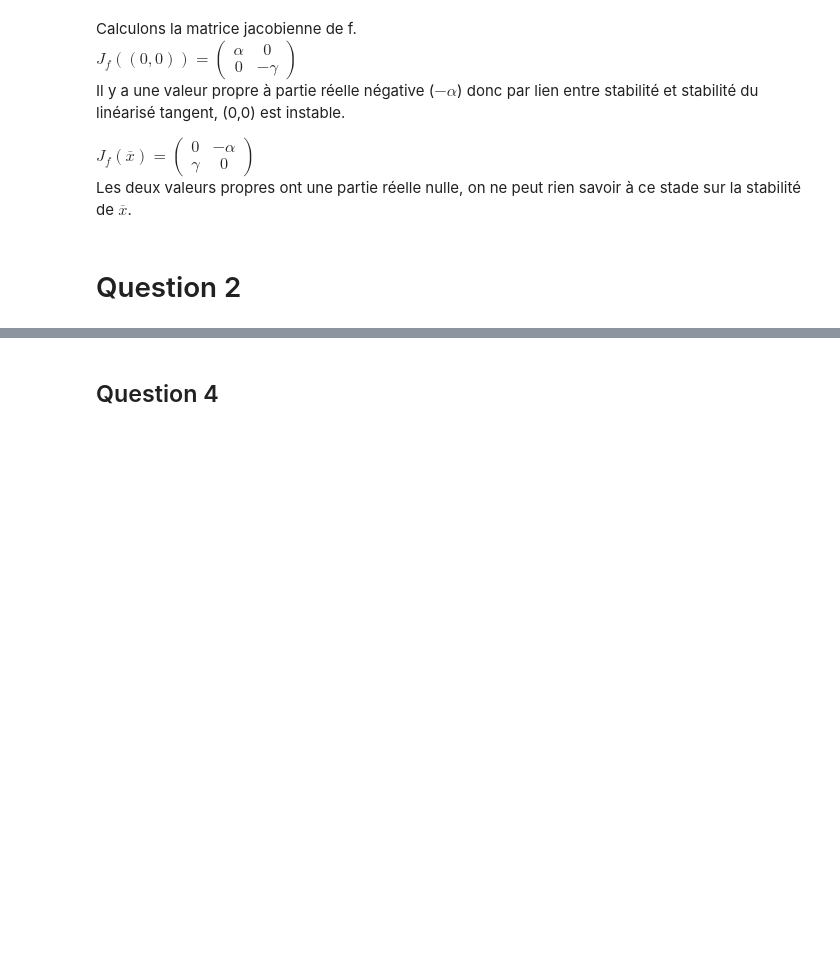
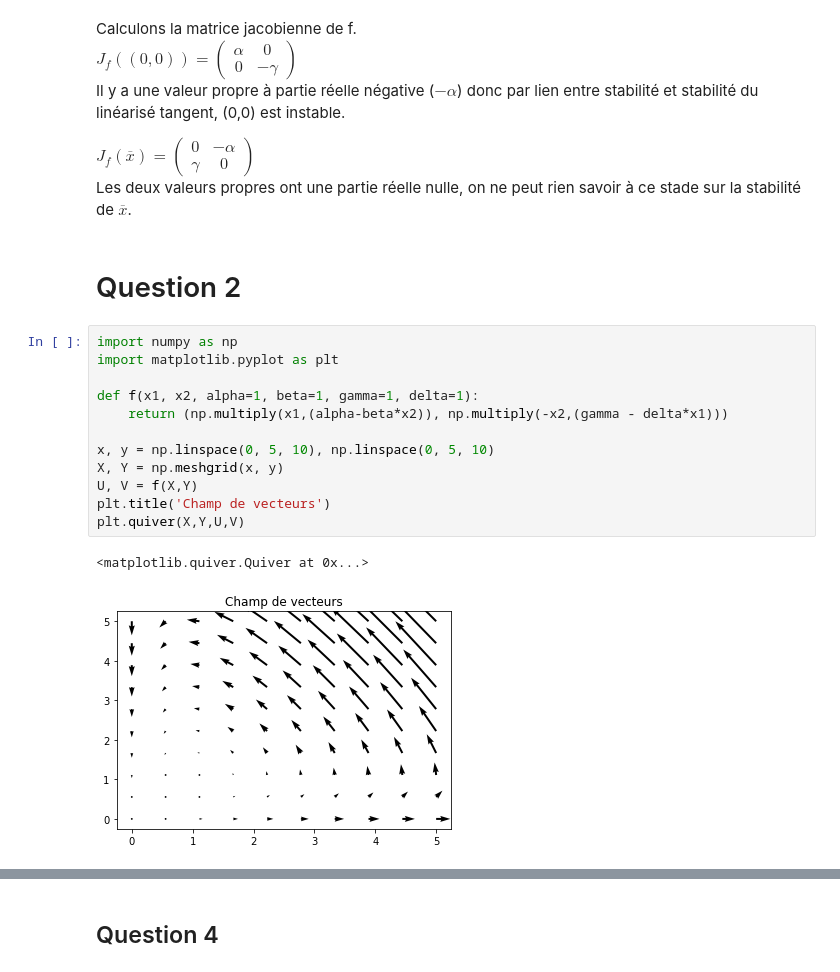
Before and after one commit to HugoDLM/Projet_num2, a Jupyter notebook: Rendu.ipynb, the cells around one changed output, grey strips where cells are left out. Cells and saved outputs as stored; diff of their text form; blank space fills up the shorter version.

```diff
--- a/Rendu.ipynb
+++ b/Rendu.ipynb
@@ -22,3 +22,18 @@ $J_f(\overline x) = \begin{pmatrix} 0 & -\alpha \\ \gamma & 0 \end{pmatrix}$
 Les deux valeurs propres ont une partie réelle nulle, on ne peut rien savoir à ce stade sur la stabilité de $\overline x$.
 # %% [markdown]
 # Question 2 #
+# %%
+import numpy as np
+import matplotlib.pyplot as plt
+
+def f(x1, x2, alpha=1, beta=1, gamma=1, delta=1):
+    return (np.multiply(x1,(alpha-beta*x2)), np.multiply(-x2,(gamma - delta*x1)))
+
+x, y = np.linspace(0, 5, 10), np.linspace(0, 5, 10)
+X, Y = np.meshgrid(x, y)
+U, V = f(X,Y)
+plt.title('Champ de vecteurs')
+plt.quiver(X,Y,U,V)
+# %% [output]
+<matplotlib.quiver.Quiver at 0x...>
+[figure, added]
```
Also changed, not shown: parts of 7 cells of this notebook.
